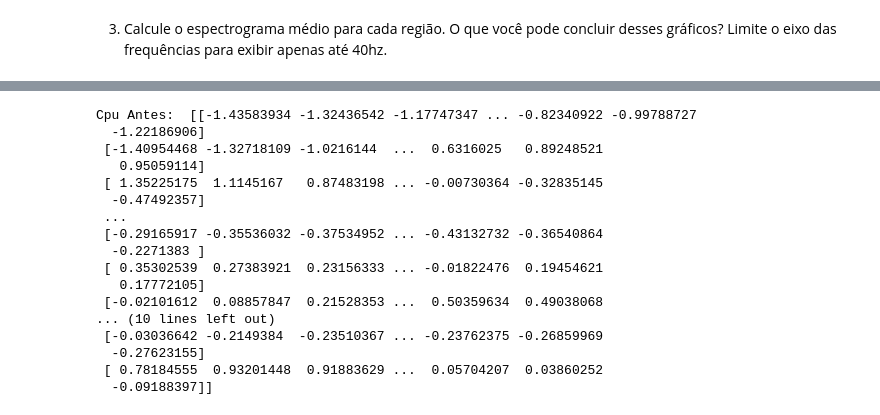
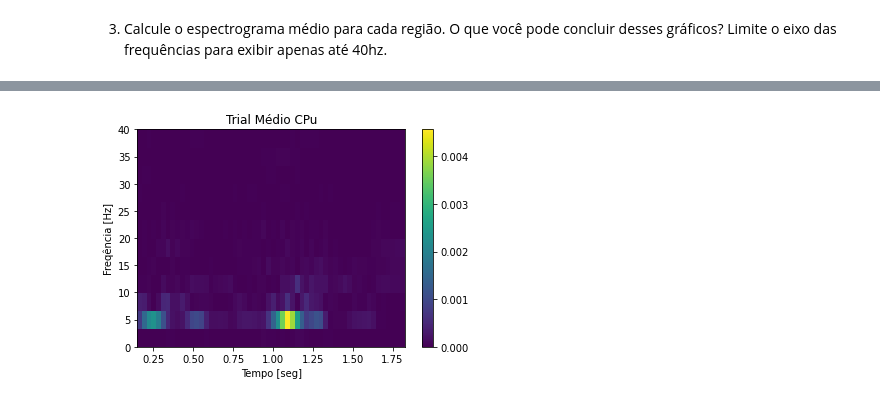
Before and after one commit to kellissonlima/proc-sinais-20212, a Jupyter notebook: Kellisson_Kayonário_de_Lima_Lista_2_Análise_Espectral.ipynb, the cells around one changed output, grey strips where cells are left out. Drawn from its saved outputs; the diff is of its cells as text; code cells hidden in the pictures.

```diff
--- a/Kellisson_Kayonário_de_Lima_Lista_2_Análise_Espectral.ipynb
+++ b/Kellisson_Kayonário_de_Lima_Lista_2_Análise_Espectral.ipynb
@@ -134,21 +128,18 @@ ValueError: ignored
-# %%
-print('Cpu Antes: ', data['CPu'][:,:1000])
-print('Cpu Depois: ',data['CPu'][:,1000:])
-# %% [output]
-Cpu Antes:  [[-1.43583934 -1.32436542 -1.17747347 ... -0.82340922 -0.99788727
-  -1.22186906]
- [-1.40954468 -1.32718109 -1.0216144  ...  0.6316025   0.89248521
-   0.95059114]
- [ 1.35225175  1.1145167   0.87483198 ... -0.00730364 -0.32835145
-  -0.47492357]
- ...
- [-0.29165917 -0.35536032 -0.37534952 ... -0.43132732 -0.36540864
-  -0.2271383 ]
- [ 0.35302539  0.27383921  0.23156333 ... -0.01822476  0.19454621
-   0.17772105]
- [-0.02101612  0.08857847  0.21528353 ...  0.50359634  0.49038068
-... (10 lines left out)
- [-0.03036642 -0.2149384  -0.23510367 ... -0.23762375 -0.26859969
-  -0.27623155]
- [ 0.78184555  0.93201448  0.91883629 ...  0.05704207  0.03860252
-  -0.09188397]]
+# %%
+nperseg= 300
+t = nperseg/1000
+esp = 1/t
+
+noverlap = nperseg*0.9
+
+f, t, Sxx = scipy.signal.spectrogram(trialMedioCPu,fs = 1000,nperseg=nperseg,noverlap=noverlap)
+
+plt.pcolormesh(t, f,Sxx, shading='flat')
+plt.ylabel('Freqência [Hz]')
+plt.xlabel('Tempo [seg]')
+plt.title('Trial Médio CPu')
+plt.ylim([0,40])
+plt.colorbar()
+plt.show()
+# %% [output]
+[figure, added]
```
Also changed, not shown: parts of 16 cells of this notebook.
